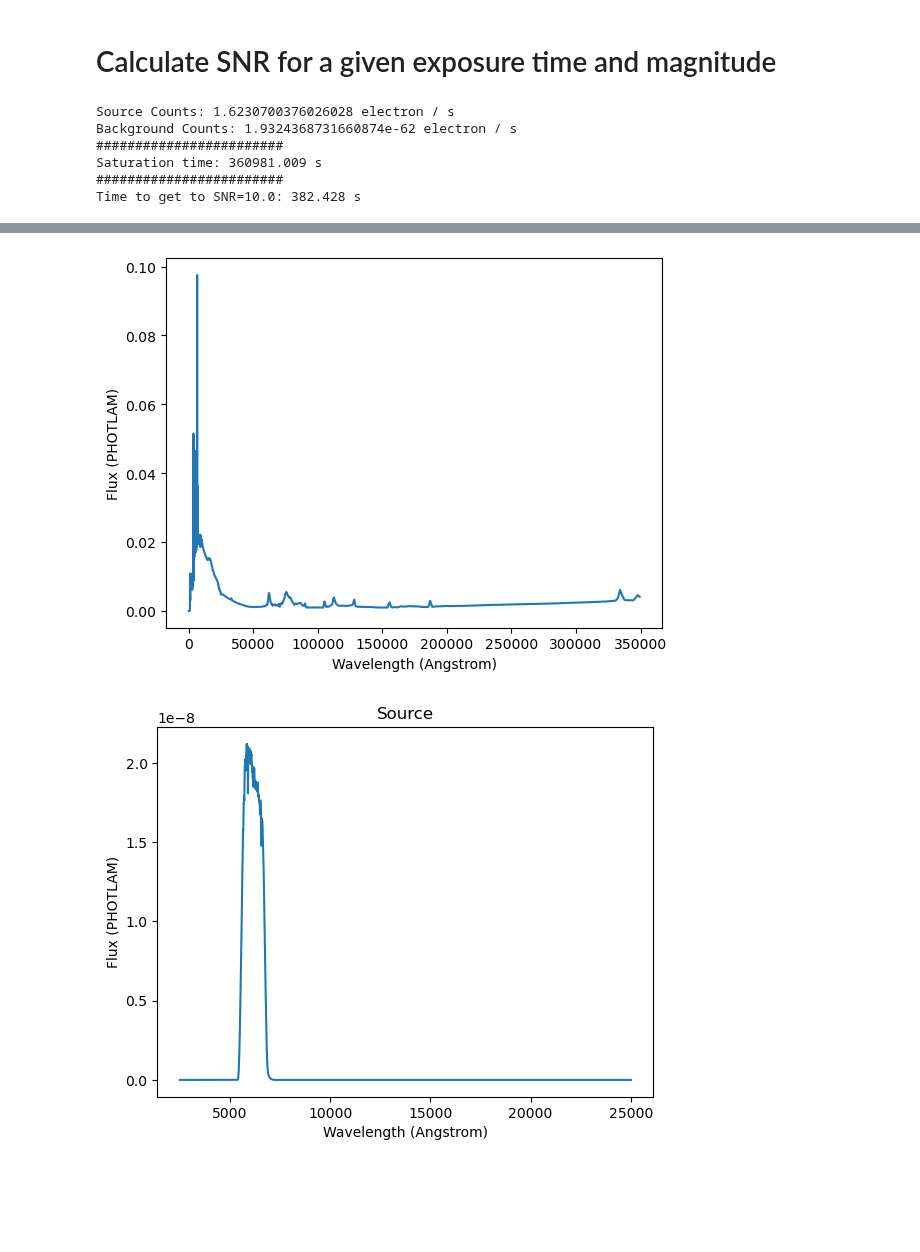
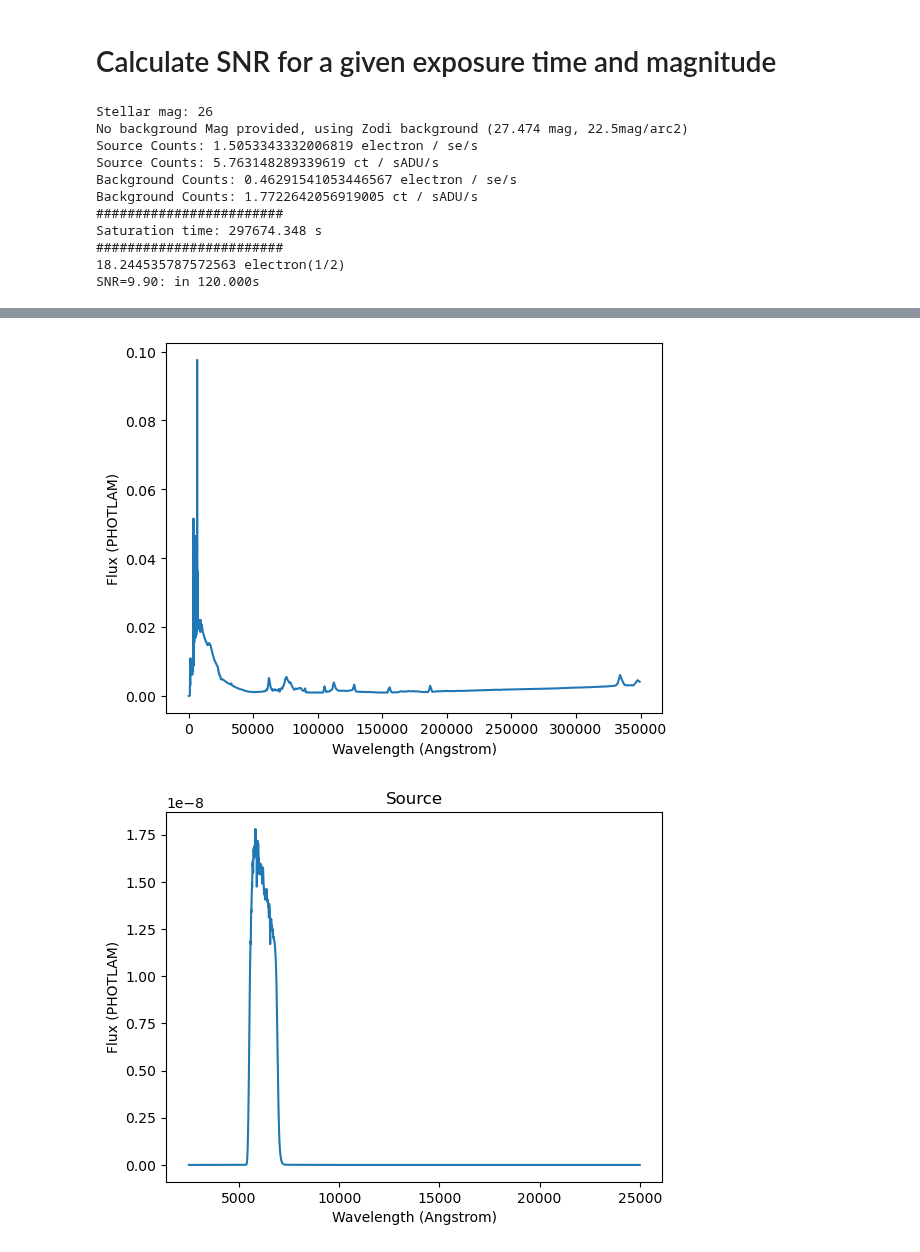
Before and after one commit to schmidt-observatories/wcc-etc, a Jupyter notebook: notebooks/01_Example.ipynb, the cells around one changed output, grey strips where cells are left out. Cells and saved outputs as stored; diff of their text form; code cells hidden in the pictures; blank space fills up the shorter version.

```diff
--- a/notebooks/01_Example.ipynb
+++ b/notebooks/01_Example.ipynb
@@ -47,36 +47,52 @@ WCC.bandpass.plot()
 # %%
 import os
 from astropy import units as u
 uasal_archive = os.environ.get("UASAL_ARCHIVE")
 
-MAG = 25 # AB mag
+MAG = 26 # AB mag
 BKG_MAG = 180 # vmag / arcsec2 # make background irrelevant
 SNR = 10.
-frame_time = 10. #
+#frame_time = 10000000000. #
 source_file = '/Users/gks/Dropbox/mypylib/notebooks/GIT/USAL_ARCHIVE/2025-06-16_uasal_archive_repo/astr_obj_models/stars/pickles_models/dat_uvk/pickles_uk_55.fits'
 bkg_file = 'ngc_2537_spec.fits'
 
+print('Stellar mag:',MAG)
 w, y = WCC.set_source(source_file,plot=True)
 
 WCC.set_background(background_file=bkg_file,support_data_path=f'{uasal_archive}/astr_obj_models/galaxies/brown/', plot=True)
-WCC.make_observation(flux=MAG, bg_flux=BKG_MAG, plot=True, verbose=True)
+#WCC.make_observation(flux=MAG, bg_flux=BKG_MAG, plot=True, verbose=True)
+WCC.make_observation(flux=MAG, bg_flux=None, plot=True, verbose=True)
+
 
 # Calculate the CCD's Saturation Time
 print('########################')
 sat_time = WCC.calc_saturation_time()
 print('Saturation time: {:0.3f}'.format(sat_time))
 
 # Calculate time to given SNR
+#print('########################')
+#t_int = WCC.calc_int_time(snr=SNR,exp_time=sat_time*0.9)
+#print('Time to get to SNR={}: {:0.3f}'.format(SNR,t_int))
+
+# Calculate SNR in exptime
 print('########################')
-t_int = WCC.calc_int_time(snr=SNR,exp_time=frame_time*u.s)
-print('Time to get to SNR={}: {:0.3f}'.format(SNR,t_int))
+texp = 120
+snr = WCC.calc_SNR(int_time=texp*u.s,exp_time=texp*u.s)
+print('SNR={:0.2f}: in {:0.3f}s'.format(snr,texp))
+#snr = WCC.calc_SNR_one_frame_with_gain(exp_time=texp)
+#print('SNR={}: in {:0.3f}'.format(snr,texp))
 # %% [output]
-Source Counts: 1.6230700376026028 electron / s
-Background Counts: 1.9324368731660874e-62 electron / s
+Stellar mag: 26
+No background Mag provided, using Zodi background (27.474 mag, 22.5mag/arc2)
+Source Counts: 1.5053343332006819 electron / se/s
+Source Counts: 5.763148289339619 ct / sADU/s
+Background Counts: 0.46291541053446567 electron / se/s
+Background Counts: 1.7722642056919005 ct / sADU/s
 ########################
-Saturation time: 360981.009 s
+Saturation time: 297674.348 s
 ########################
-Time to get to SNR=10.0: 382.428 s
+18.244535787572563 electron(1/2)
+SNR=9.90: in 120.000s
 [figure]
 [figure]
-[figure, old version]
+[figure, new version]
```
Also changed, not shown: parts of 3 cells of this notebook, 2 other files.
